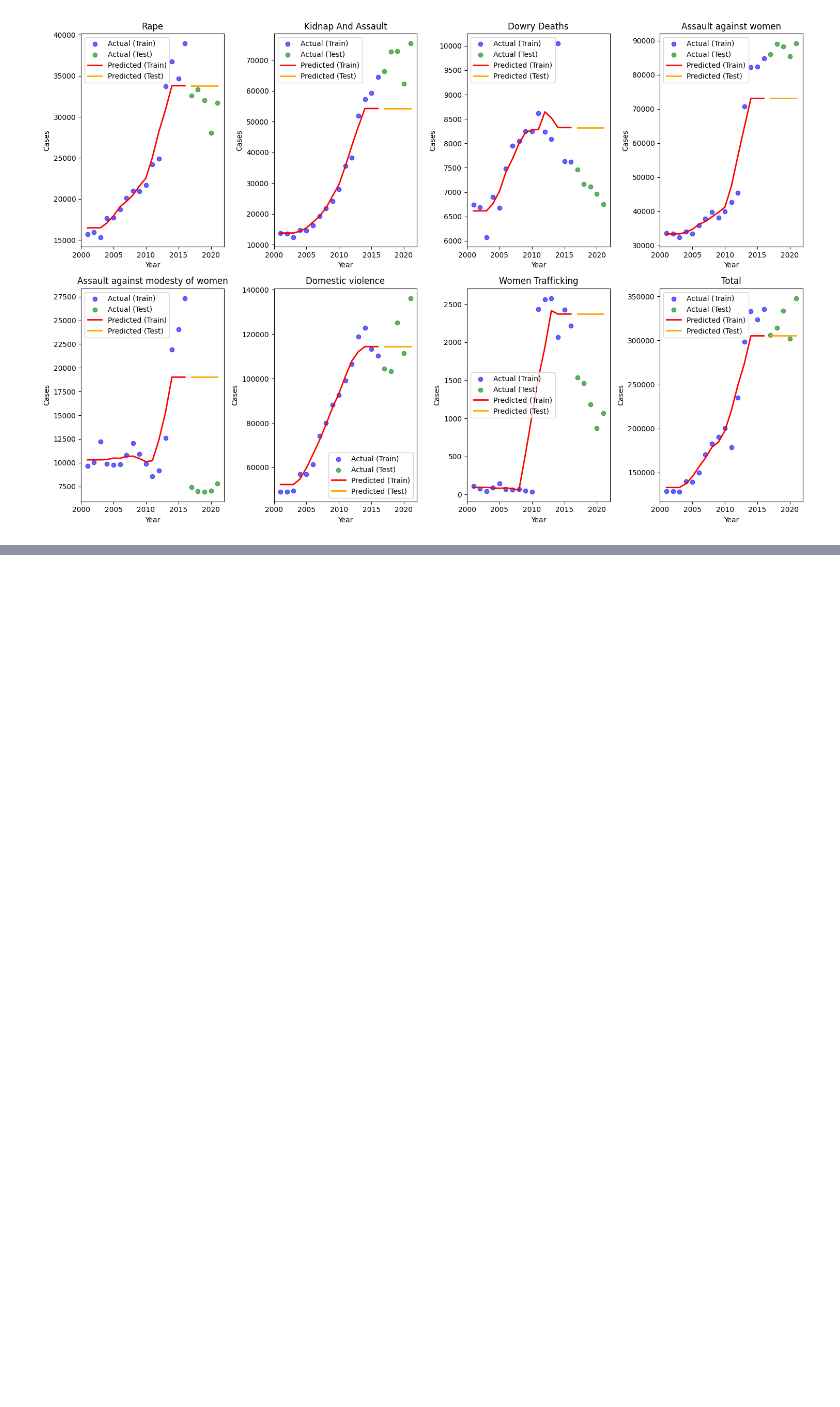
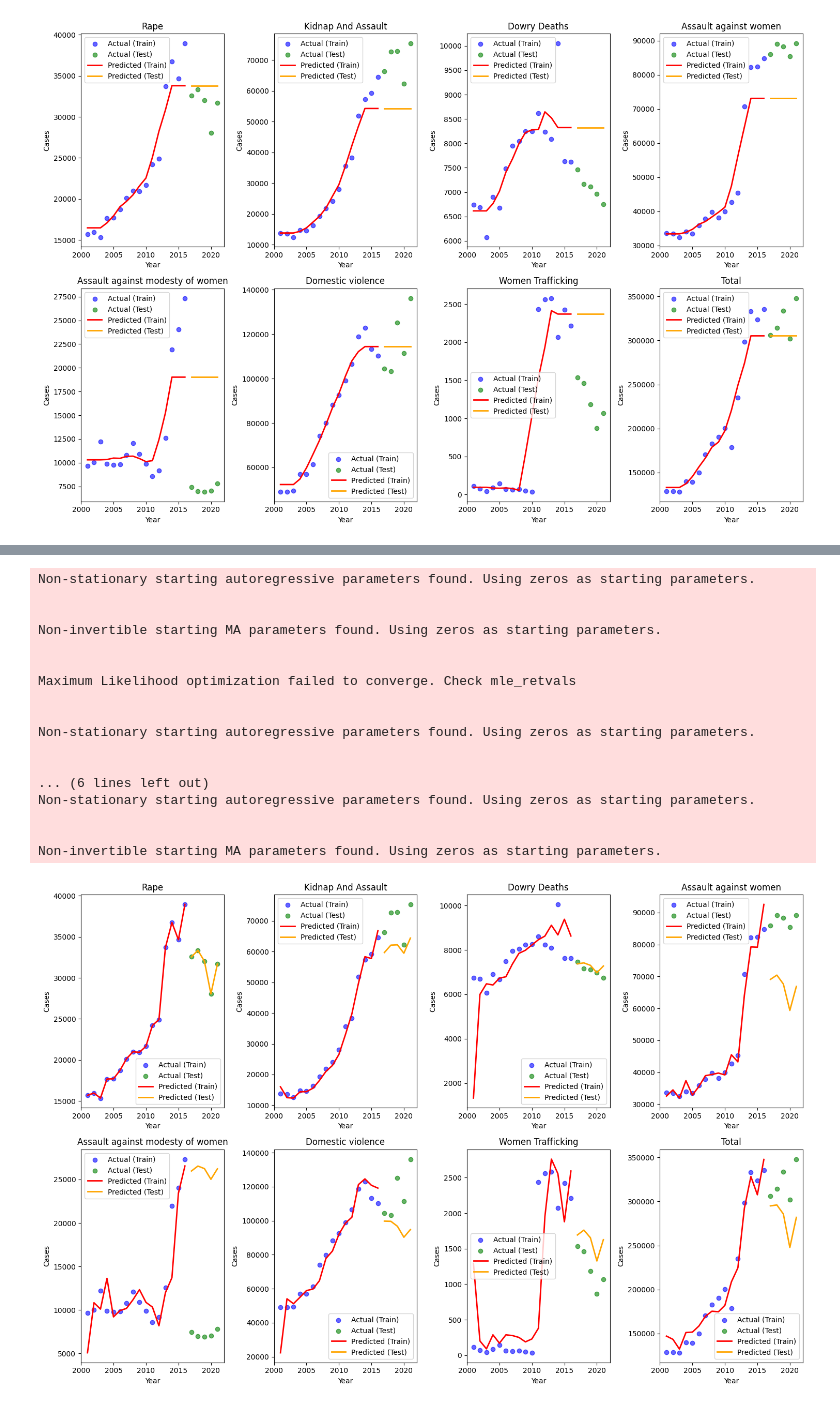
Before and after one commit to stanleyedward/crimes_against_women_india_Analysis, a Jupyter notebook: crime_prediction2021.ipynb, the cells around one changed output, grey strips where cells are left out. Drawn from its saved outputs; the diff is of its cells as text; code cells hidden in the pictures; blank space fills up the shorter version.

Commit message:
try ARIMAX and dtrees

```diff
--- a/crime_prediction2021.ipynb
+++ b/crime_prediction2021.ipynb
@@ -928,0 +1051,79 @@ CSV index has been reset and 'Unnamed: 0' column removed.
+# %%
+import numpy as np
+import pandas as pd
+import matplotlib.pyplot as plt
+from statsmodels.tsa.arima.model import ARIMA
+from sklearn.model_selection import train_test_split
+
+# List of crime types
+crime_types = ["Rape", "Kidnap And Assault", "Dowry Deaths",
+               "Assault against women", "Assault against modesty of women",
+               "Domestic violence", "Women Trafficking", "Total"]
+
+# Extract year as the feature
+x = tf_1[["Year"]]
+
+# Target variable (the crime data)
+y = tf_1[crime_types]
+
+# Let's assume "Total" crime will be used as the exogenous variable (can be adjusted as needed)
+exogenous_variables = tf_1[["Rape"]]
+
+# Train-test split
+x_train, x_test, y_train, y_test = train_test_split(x, y, test_size=0.2, random_state=42, shuffle=False)
+exog_train, exog_test = train_test_split(exogenous_variables, test_size=0.2, random_state=42, shuffle=False)
+
+# Set up the plot
+fig, ax = plt.subplots(2, 4, figsize=(15, 10))
+
+# Loop through each crime type and fit the ARIMAX model
+for i, crime_type in enumerate(crime_types):
+    row = i // 4  # Determines the row for the subplot
+    col = i % 4   # Determines the column for the subplot
+
+    # Train and test data for the specific crime type
+    y_train_crime = y_train[crime_type]
+    y_test_crime = y_test[crime_type]
+
+    # Fit ARIMAX model with the 'Total' crime as an exogenous variable
+    model = ARIMA(y_train_crime, order=(1, 1, 1), exog=exog_train)  # ARIMAX with exogenous variables
+    model_fit = model.fit()
+
+    # Predictions
+    y_train_pred = model_fit.fittedvalues
+    y_test_pred = model_fit.forecast(steps=len(y_test_crime), exog=exog_test)
+
+    # Plotting the results
+    ax[row, col].scatter(x_train, y_train_crime, color='blue', label='Actual (Train)', alpha=0.6)
+    ax[row, col].scatter(x_test, y_test_crime, color='green', label='Actual (Test)', alpha=0.6)
+    ax[row, col].plot(x_train, y_train_pred, color='red', linewidth=2, label='Predicted (Train)')
+    ax[row, col].plot(x_test, y_test_pred, color='orange', linewidth=2, label='Predicted (Test)')
+
+    # Setting titles and labels
+    ax[row, col].set_title(crime_type)
+    ax[row, col].set_xlabel('Year')
+    ax[row, col].set_ylabel('Cases')
+    ax[row, col].legend()
+
+# Adjust layout and show the plot
+plt.tight_layout()
+plt.show()
+# %% [output]
+Non-stationary starting autoregressive parameters found. Using zeros as starting parameters.
+
+
+Non-invertible starting MA parameters found. Using zeros as starting parameters.
+
+
+Maximum Likelihood optimization failed to converge. Check mle_retvals
+
+
+Non-stationary starting autoregressive parameters found. Using zeros as starting parameters.
+
+
+... (6 lines left out)
+Non-stationary starting autoregressive parameters found. Using zeros as starting parameters.
+
+
+Non-invertible starting MA parameters found. Using zeros as starting parameters.
+[figure, added]
```
Also changed, not shown: parts of 7 cells of this notebook, 1 other file.
